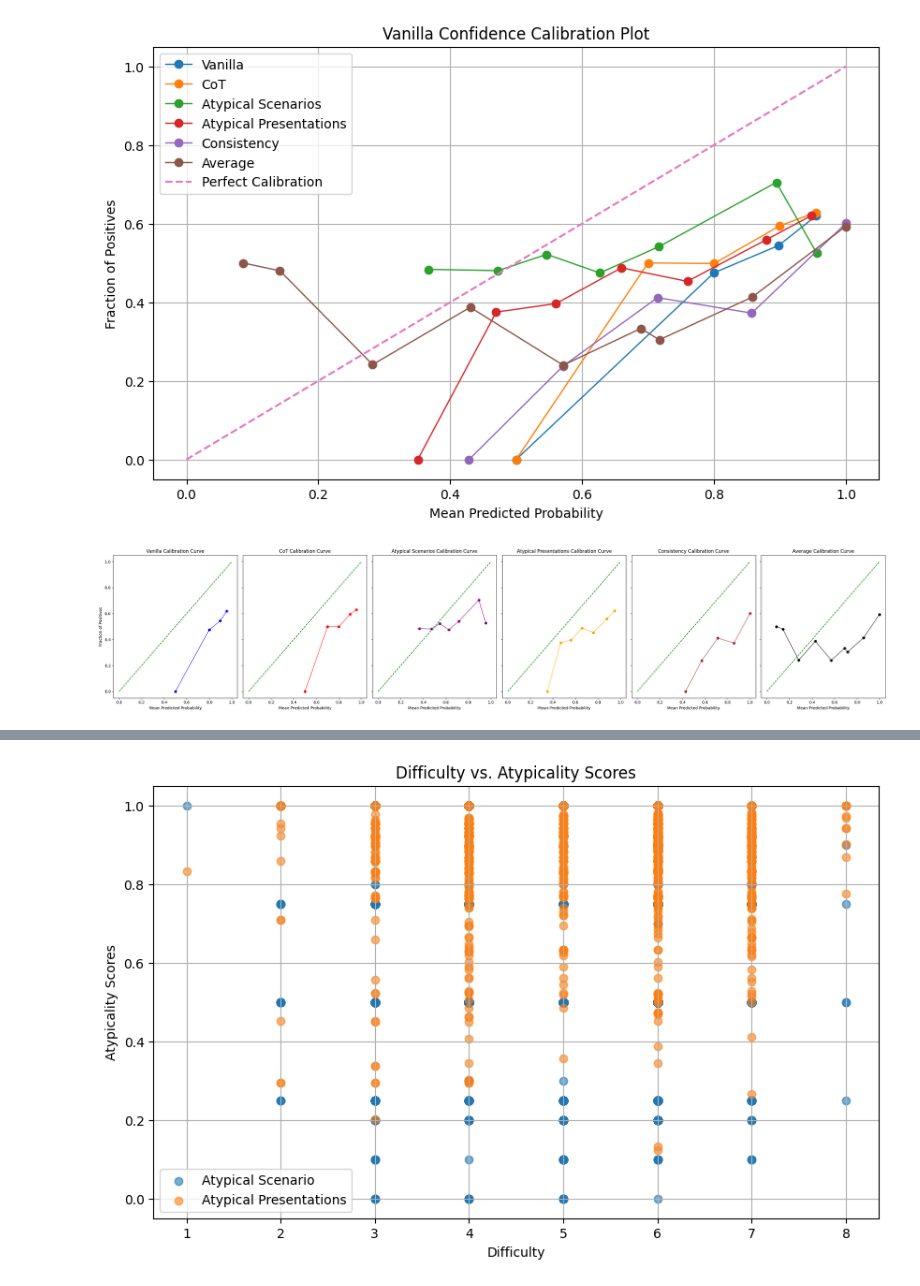
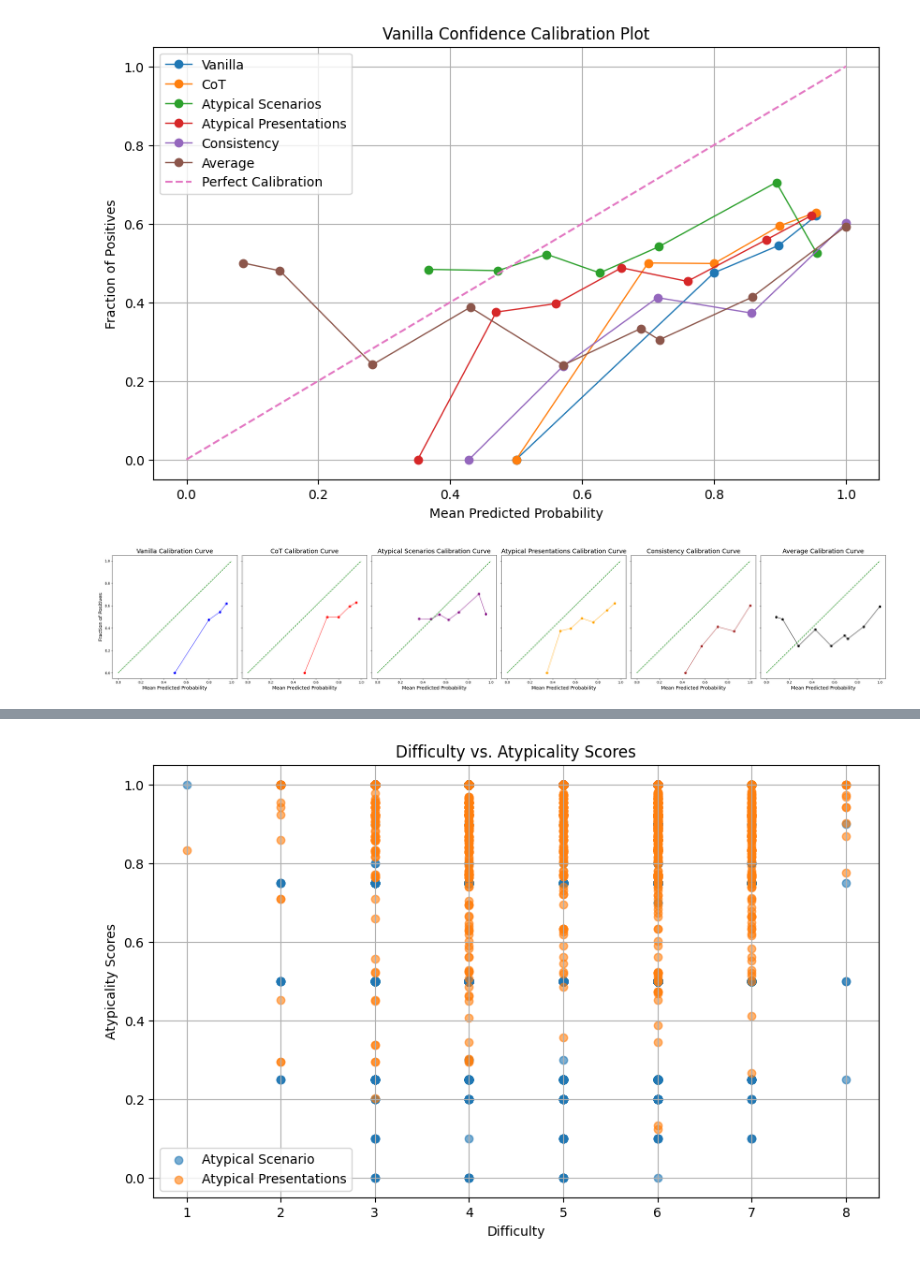
Before and after one commit to jeremy-qin/medical_confidence_elicitation, a Jupyter notebook: graphs.ipynb, the cells around one changed output, grey strips where cells are left out. Drawn from its saved outputs; the diff is of its cells as text; code cells hidden in the pictures.

Commit message:
update graphs

```diff
--- a/graphs.ipynb
+++ b/graphs.ipynb
@@ -63,49 +63,49 @@ plt.show()
 import matplotlib.pyplot as plt
 
 # Create subplots
-fig, axs = plt.subplots(1, 6, figsize=(28, 6), sharey=True)
+fig, axs = plt.subplots(1, 6, figsize=(32, 6), sharey=True)
 
 # Define colors for each plot
 colors = ['blue', 'red', 'purple', 'orange', 'brown', 'black']
 
 # Plot each calibration curve in its own subplot with specified colors
 axs[0].plot(prob_pred, prob_true, marker='o', linewidth=1, color=colors[0], label='Vanilla')
 axs[0].plot([0, 1], [0, 1], linestyle='--', color='green', label='Perfect Calibration')
-axs[0].set_title('Vanilla Calibration Curve')
-axs[0].set_xlabel('Mean Predicted Probability')
-axs[0].set_ylabel('Fraction of Positives')
+axs[0].set_title('Vanilla Calibration Curve', fontsize=18)
+axs[0].set_xlabel('Mean Predicted Probability', fontsize=14)
+axs[0].set_ylabel('Fraction of Positives', fontsize=14)
 
 axs[1].plot(prob_pred_cot, prob_true_cot, marker='o', linewidth=1, color=colors[1], label='CoT')
 axs[1].plot([0, 1], [0, 1], linestyle='--', color='green', label='Perfect Calibration')
-axs[1].set_title('CoT Calibration Curve')
-axs[1].set_xlabel('Mean Predicted Probability')
+axs[1].set_title('CoT Calibration Curve', fontsize=18)
+axs[1].set_xlabel('Mean Predicted Probability', fontsize=14)
 
 axs[2].plot(prob_pred_atypical_scenario, prob_true_atypical_scenario, marker='o', linewidth=1, color=colors[2], label='Atypical Scenarios')
 axs[2].plot([0, 1], [0, 1], linestyle='--', color='green', label='Perfect Calibration')
-axs[2].set_title('Atypical Scenarios Calibration Curve')
-axs[2].set_xlabel('Mean Predicted Probability')
+axs[2].set_title('Atypical Scenarios Calibration Curve', fontsize=18)
+axs[2].set_xlabel('Mean Predicted Probability', fontsize=14)
 
 axs[3].plot(prob_pred_presentations, prob_true_atypical_presentations, marker='o', linewidth=1, color=colors[3], label='Atypical Presentations')
 axs[3].plot([0, 1], [0, 1], linestyle='--', color='green', label='Perfect Calibration')
-axs[3].set_title('Atypical Presentations Calibration Curve')
-axs[3].set_xlabel('Mean Predicted Probability')
+axs[3].set_title('Atypical Presentations Calibration Curve', fontsize=18)
+axs[3].set_xlabel('Mean Predicted Probability', fontsize=14)
 
 axs[4].plot(prob_pred_consistency, prob_true_consistency, marker='o', linewidth=1, color=colors[4], label='Consistency')
 axs[4].plot([0, 1], [0, 1], linestyle='--', color='green', label='Perfect Calibration')
-axs[4].set_title('Consistency Calibration Curve')
-axs[4].set_xlabel('Mean Predicted Probability')
+axs[4].set_title('Consistency Calibration Curve', fontsize=18)
+axs[4].set_xlabel('Mean Predicted Probability', fontsize=14)
 
 axs[5].plot(prob_pred_average, prob_true_average, marker='o', linewidth=1, color=colors[5], label='Average')
 axs[5].plot([0, 1], [0, 1], linestyle='--', color='green', label='Perfect Calibration')
-axs[5].set_title('Average Calibration Curve')
-axs[5].set_xlabel('Mean Predicted Probability')
+axs[5].set_title('Average Calibration Curve', fontsize=18)
+axs[5].set_xlabel('Mean Predicted Probability', fontsize=14)
 
 # Adjust layout
 plt.tight_layout()
 plt.savefig('graphs/calibration_curves.png', format='png', dpi=300, bbox_inches='tight')
 plt.show()
 # %% [output]
-[figure, old version]
+[figure, new version]
 # %%
 # Bin the atypicality scores
 num_bins = 7
```
Also changed, not shown: parts of 9 cells of this notebook, 8 other files.
